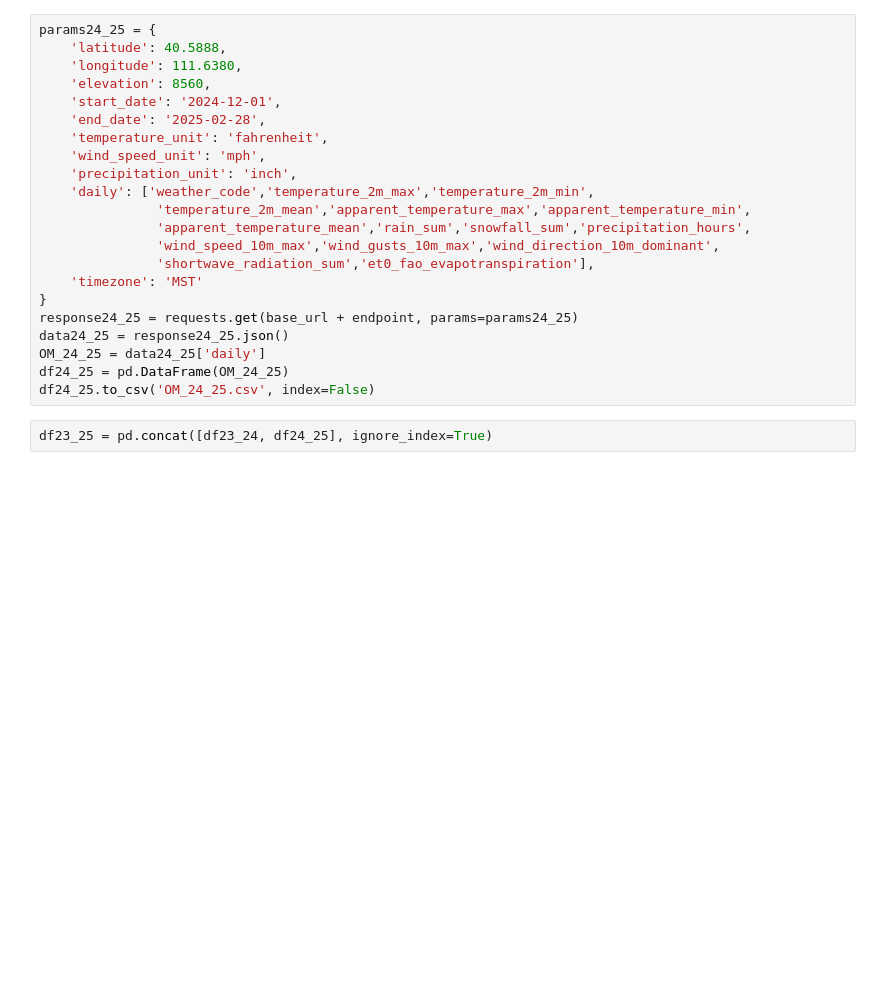
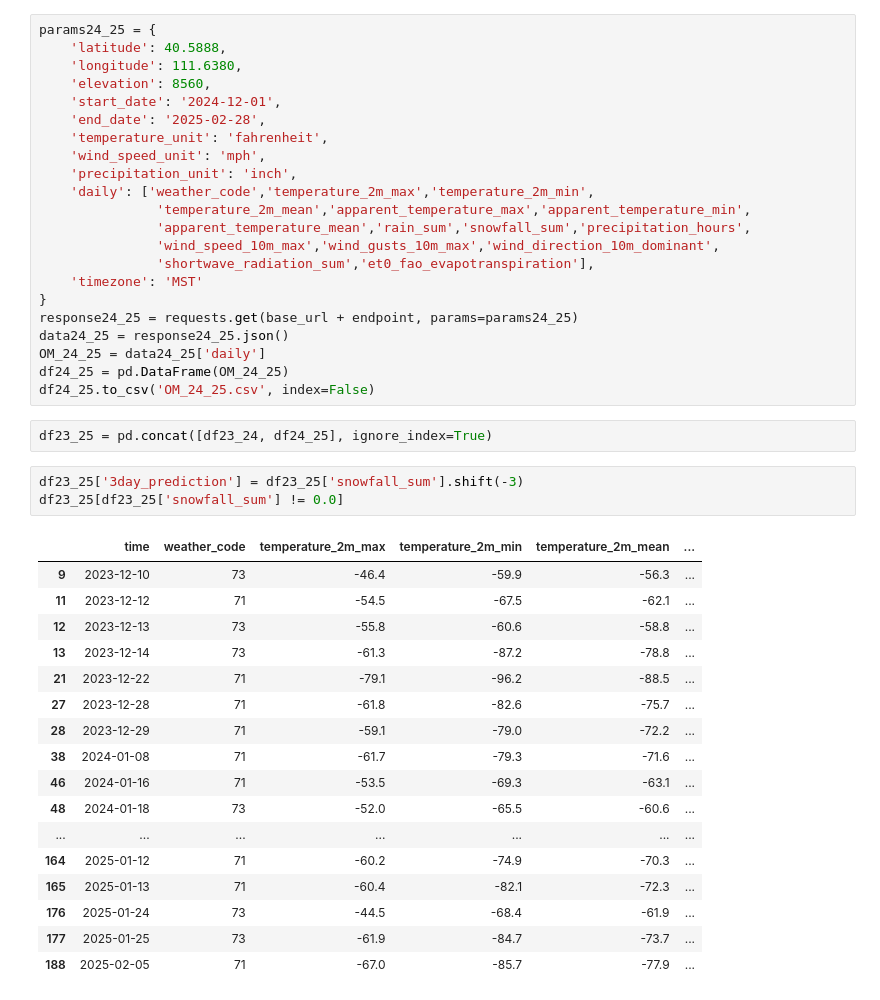
Before and after one commit to BraydenHumpherys/Snowfall-Prediction, a Jupyter notebook: open-meteo-api-scrape.ipynb, the cells around one changed output. Cells and saved outputs as stored; diff of their text form; blank space fills up the shorter version.

Commit message:
Create 3day prediction feature, final dataset made

```diff
--- a/open-meteo-api-scrape.ipynb
+++ b/open-meteo-api-scrape.ipynb
@@ -49,3 +49,24 @@ df24_25 = pd.DataFrame(OM_24_25)
 df24_25.to_csv('OM_24_25.csv', index=False)
 # %%
 df23_25 = pd.concat([df23_24, df24_25], ignore_index=True)
+# %%
+df23_25['3day_prediction'] = df23_25['snowfall_sum'].shift(-3)
+df23_25[df23_25['snowfall_sum'] != 0.0]
+# %% [output]
+|  | time | weather_code | temperature_2m_max | temperature_2m_min | temperature_2m_mean | ... |
+| 9 | 2023-12-10 | 73 | -46.4 | -59.9 | -56.3 | ... |
+| 11 | 2023-12-12 | 71 | -54.5 | -67.5 | -62.1 | ... |
+| 12 | 2023-12-13 | 73 | -55.8 | -60.6 | -58.8 | ... |
+| 13 | 2023-12-14 | 73 | -61.3 | -87.2 | -78.8 | ... |
+| 21 | 2023-12-22 | 71 | -79.1 | -96.2 | -88.5 | ... |
+| 27 | 2023-12-28 | 71 | -61.8 | -82.6 | -75.7 | ... |
+| 28 | 2023-12-29 | 71 | -59.1 | -79.0 | -72.2 | ... |
+| 38 | 2024-01-08 | 71 | -61.7 | -79.3 | -71.6 | ... |
+| 46 | 2024-01-16 | 71 | -53.5 | -69.3 | -63.1 | ... |
+| 48 | 2024-01-18 | 73 | -52.0 | -65.5 | -60.6 | ... |
+| ... | ... | ... | ... | ... | ... | ... |
+| 164 | 2025-01-12 | 71 | -60.2 | -74.9 | -70.3 | ... |
+| 165 | 2025-01-13 | 71 | -60.4 | -82.1 | -72.3 | ... |
+| 176 | 2025-01-24 | 73 | -44.5 | -68.4 | -61.9 | ... |
+| 177 | 2025-01-25 | 73 | -61.9 | -84.7 | -73.7 | ... |
+| 188 | 2025-02-05 | 71 | -67.0 | -85.7 | -77.9 | ... |
```
Also changed, not shown: parts of 2 cells of this notebook, 2 other files.
